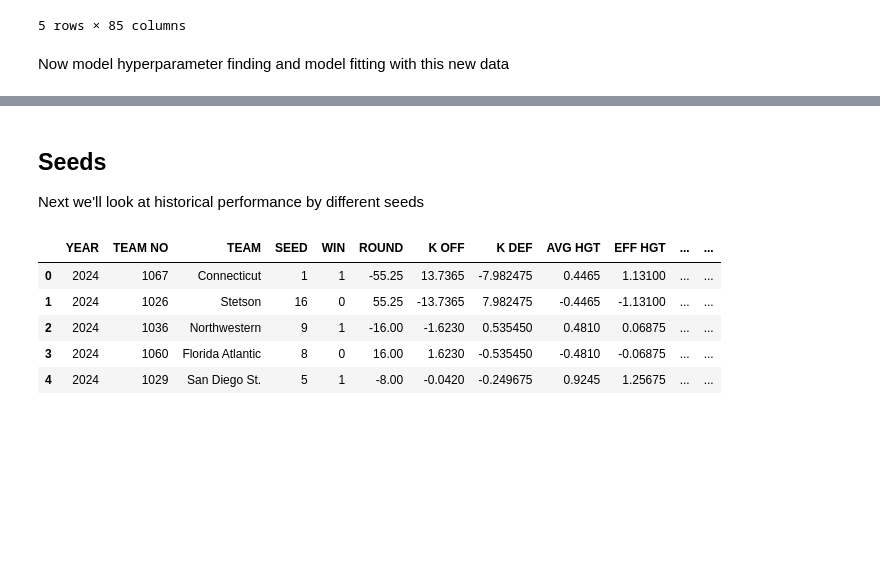
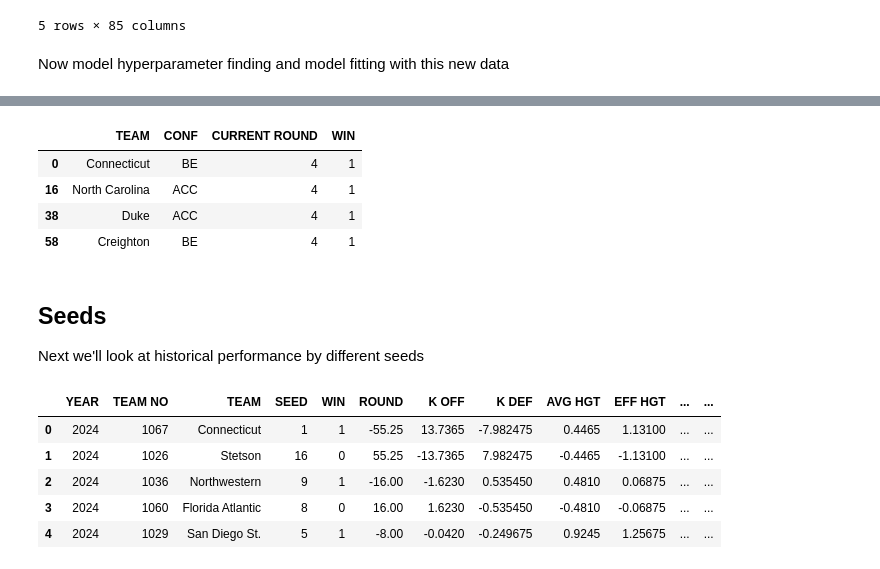
Before and after one commit to nicholaskim1004/MarchMadness, a Jupyter notebook: bracketology/madness.ipynb, the cells around one changed output, grey strips where cells are left out. Cells and saved outputs as stored; diff of their text form; code cells hidden in the pictures; blank space fills up the shorter version.

```diff
--- a/bracketology/madness.ipynb
+++ b/bracketology/madness.ipynb
@@ -307,29 +307,3 @@ array([[44, 19],
 (44+44)/(44+44+19+19)
 # %% [output]
 0.6984126984126984
-# %%
-def sim_tourney(df,model):
-    rounds = [64,32,16,8,4,2]
-    sim = {}
-
-    features = df.loc[:,'WIN':].drop('WIN',axis=1).columns
-
-    for rd in rounds:
-        cur_rd = df.loc[df['CURRENT ROUND']==rd]
-
-        x_cur_rd = cur_rd[features]
-
-        cur_rd = cur_rd[['TEAM','CONF','CURRENT ROUND','WIN']]
-        cur_rd['PRED WIN'] = model.predict(x_cur_rd)
-
-        sim[f'{rd}'] = cur_rd
-
-        next_rd = cur_rd.loc[cur_rd['PRED WIN']==1]
-        next_rd = next_rd.assign(ROUND =rd / 2)
-        next_rd['CURRENT ROUND'] == rd/2
-
-        df = df.drop(df.loc[df['ROUND'] == rd].index)  # Drop old round
-        df = pd.concat([df, next_rd])
-    return sim
-
-simulated_24 = sim_tourney(s24,best_xg)
@@ -485,7 +532,7 @@ target = 'WIN'
 
 #test on 2024 season
 #will use raw data and then take differences as matchups update during simulation
-s24 = comp_team_stats.loc[(comp_team_stats['YEAR']==2024)&(comp_team_stats['CURRENT ROUND']==64),:]
+s24 = conf_matchup.loc[(conf_matchup['YEAR']==2024)&(conf_matchup['CURRENT ROUND']==64),:]
 s24 = s24.loc[:,['YEAR', 'TEAM NO', 'TEAM', 'CONF', 'CONF ID', 'MATCHUP ID', 'CURRENT ROUND', 'WIN', 'SEED',
        'ROUND','K OFF', 'K DEF', 'AVG HGT', 'EFF HGT',
        'BADJ O_A', 'BADJ D_A', 'WIN%_A', 'EFG%_A', 'EFG%D_A', 'PPPO_A',
@@ -497,7 +544,7 @@ s24 = s24.loc[:,['YEAR', 'TEAM NO', 'TEAM', 'CONF', 'CONF ID', 'MATCHUP ID', 'CU
        'Q2 W', 'Q3 Q4 L', 'PLUS 500', 'R SCORE', 'BADJ EM', 'FTR', 'FTRD',
        'BADJ T', 'TOV%', 'TOV%D', 'OREB%', 'OP OREB%', 'RAW T', 'WAB', '2PT%',
        '2PT%D', '3PT%', '3PT%D', 'BLK%', 'BLKED%', 'AST%', 'OP AST%', '2PTR',
-       '3PTR', '2PTRD', '3PTRD', 'ELITE SOS', 'PAKE', 'PASE', 'R64', 'R32',
+       '3PTR', '2PTRD', '3PTRD', 'ELITE SOS', 'PAKE', 'PASE','WIN%','R64', 'R32',
        'S16', 'E8', 'F4', 'F2', 'CHAMP', 'TOP2']]
 
 #before 24 season
@@ -643,0 +603,2 @@ ValueError: Feature shape mismatch, expected: 77, got 76
+# %%
+sim = sim_tourney(s24,best_model)
@@ -644,3 +636,11 @@ ValueError: Feature shape mismatch, expected: 77, got 76
+# %%
+sim['4']
+# %% [output]
+|  | TEAM | CONF | CURRENT ROUND | WIN |
+| 0 | Connecticut | BE | 4 | 1 |
+| 16 | North Carolina | ACC | 4 | 1 |
+| 38 | Duke | ACC | 4 | 1 |
+| 58 | Creighton | BE | 4 | 1 |
 # %% [markdown]
 ## Seeds
 
```
Also changed, not shown: parts of 14 cells of this notebook.
